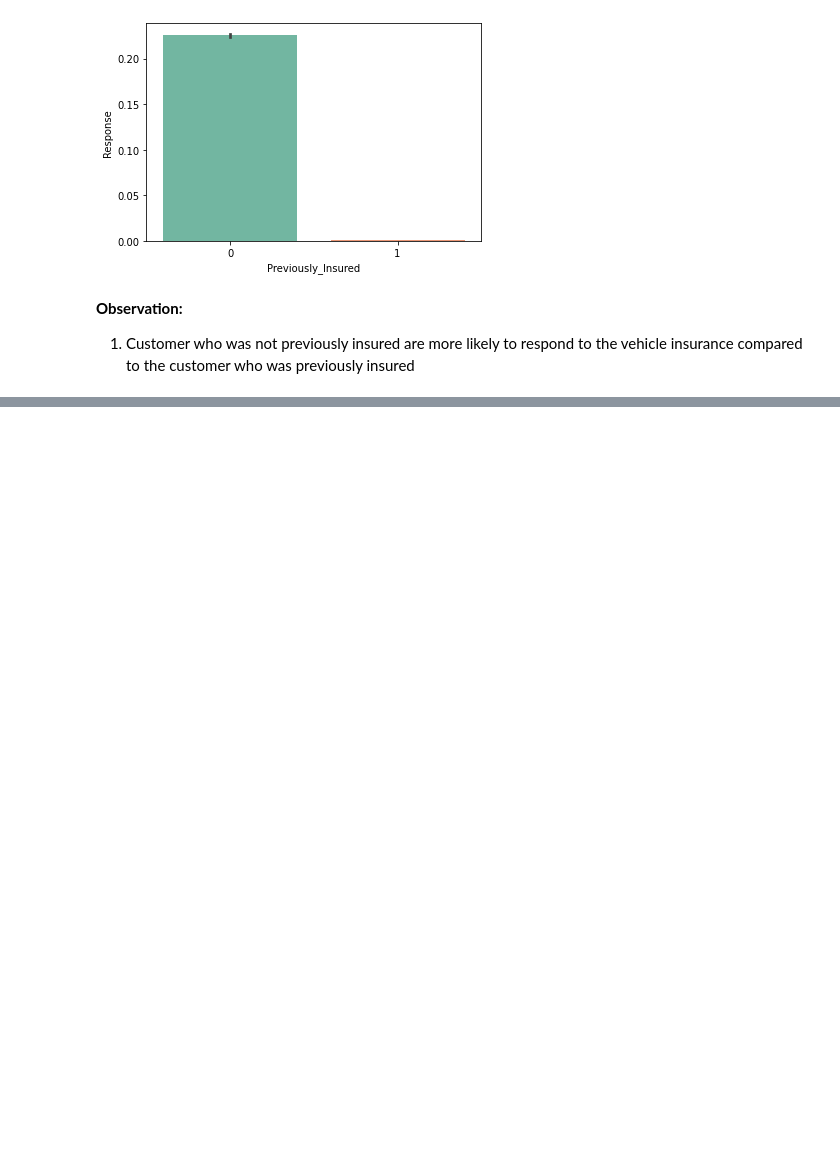
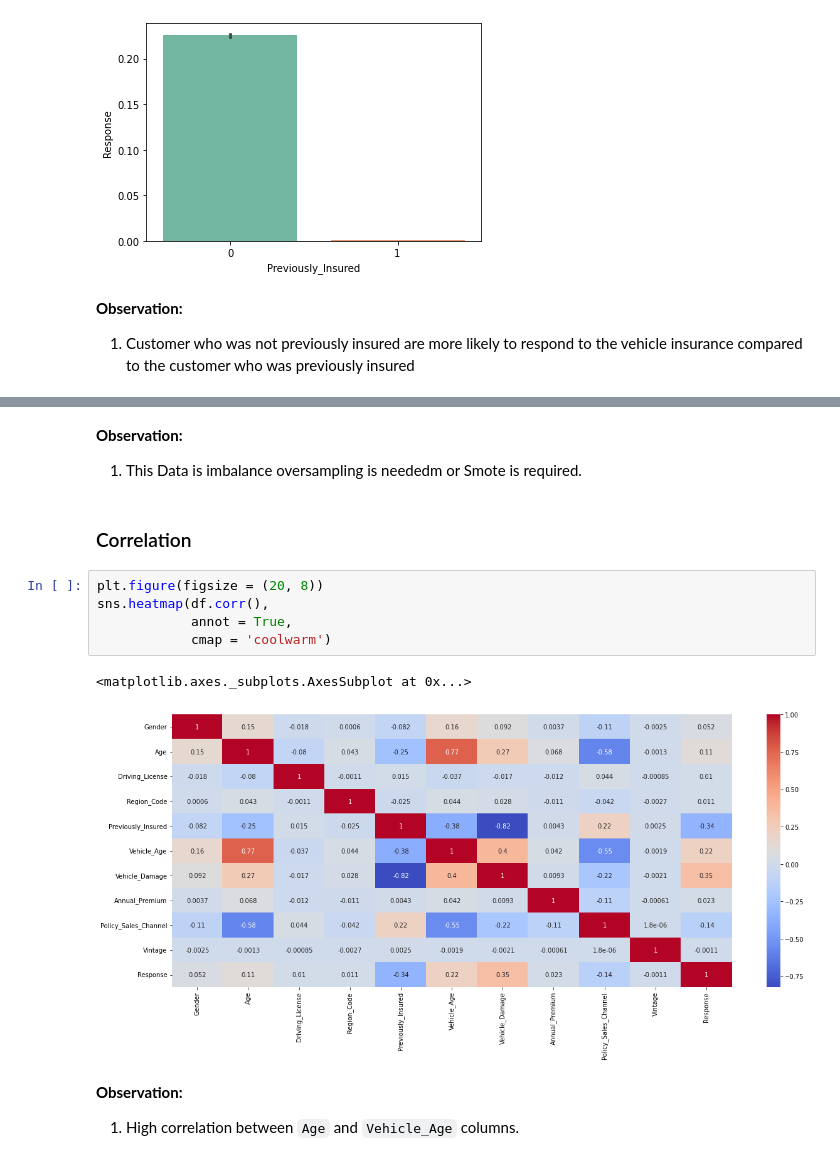
Before and after one commit to anupstar100/Google-Play-Store-App-Review-EDA-, a Jupyter notebook: SML_Capstone_Project_HEALTH_INSURANCE_CROSS_SELL_PREDICTION.ipynb, the cells around one changed output, grey strips where cells are left out. Cells and saved outputs as stored; diff of their text form; blank space fills up the shorter version.

```diff
--- a/SML_Capstone_Project_HEALTH_INSURANCE_CROSS_SELL_PREDICTION.ipynb
+++ b/SML_Capstone_Project_HEALTH_INSURANCE_CROSS_SELL_PREDICTION.ipynb
@@ -482,0 +500,16 @@ sns.barplot(x = df['Previously_Insured'],
+# %% [markdown]
+**Observation:**
+1. This Data is imbalance oversampling is neededm or Smote is required.
+# %% [markdown]
+### Correlation
+# %%
+plt.figure(figsize = (20, 8))
+sns.heatmap(df.corr(),
+            annot = True,
+            cmap = 'coolwarm')
+# %% [output]
+<matplotlib.axes._subplots.AxesSubplot at 0x...>
+[figure, added]
+# %% [markdown]
+**Observation:**
+1. High correlation between `Age` and `Vehicle_Age` columns.
```
Also changed, not shown: parts of 35 cells of this notebook.
